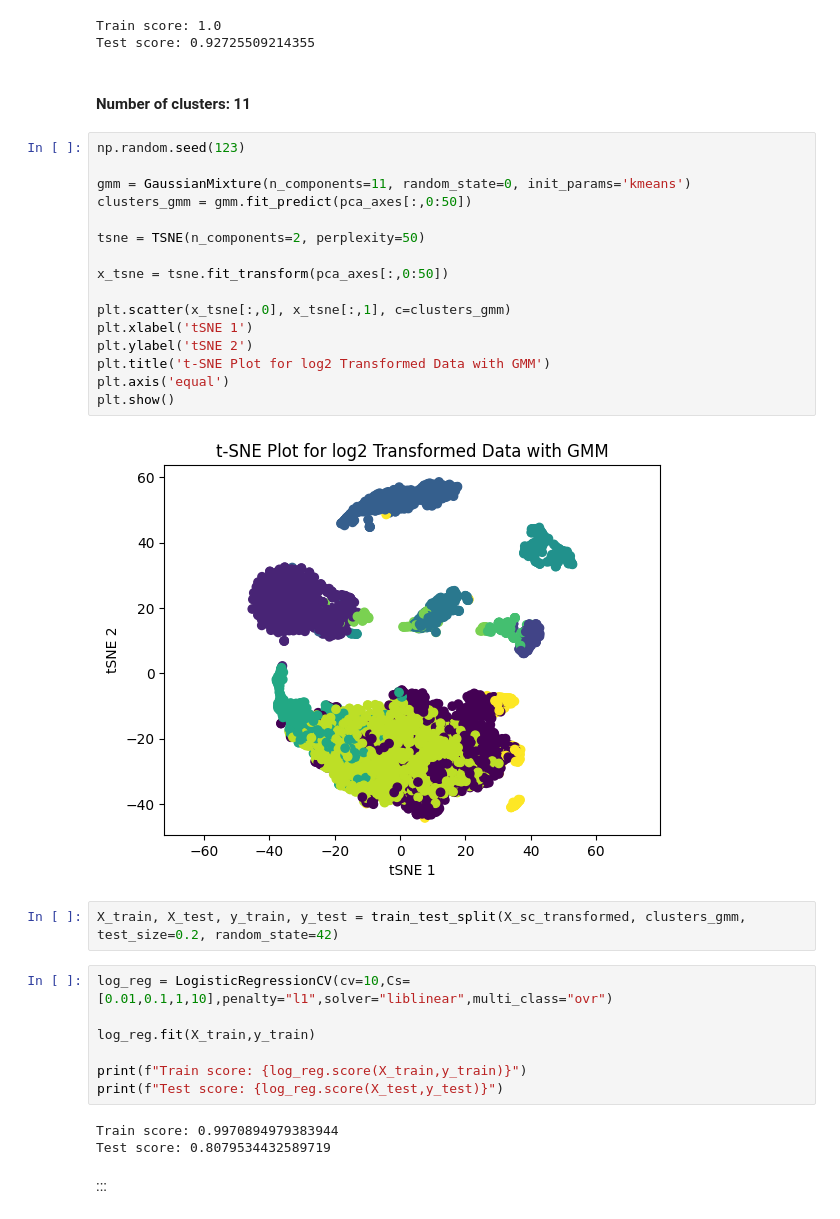
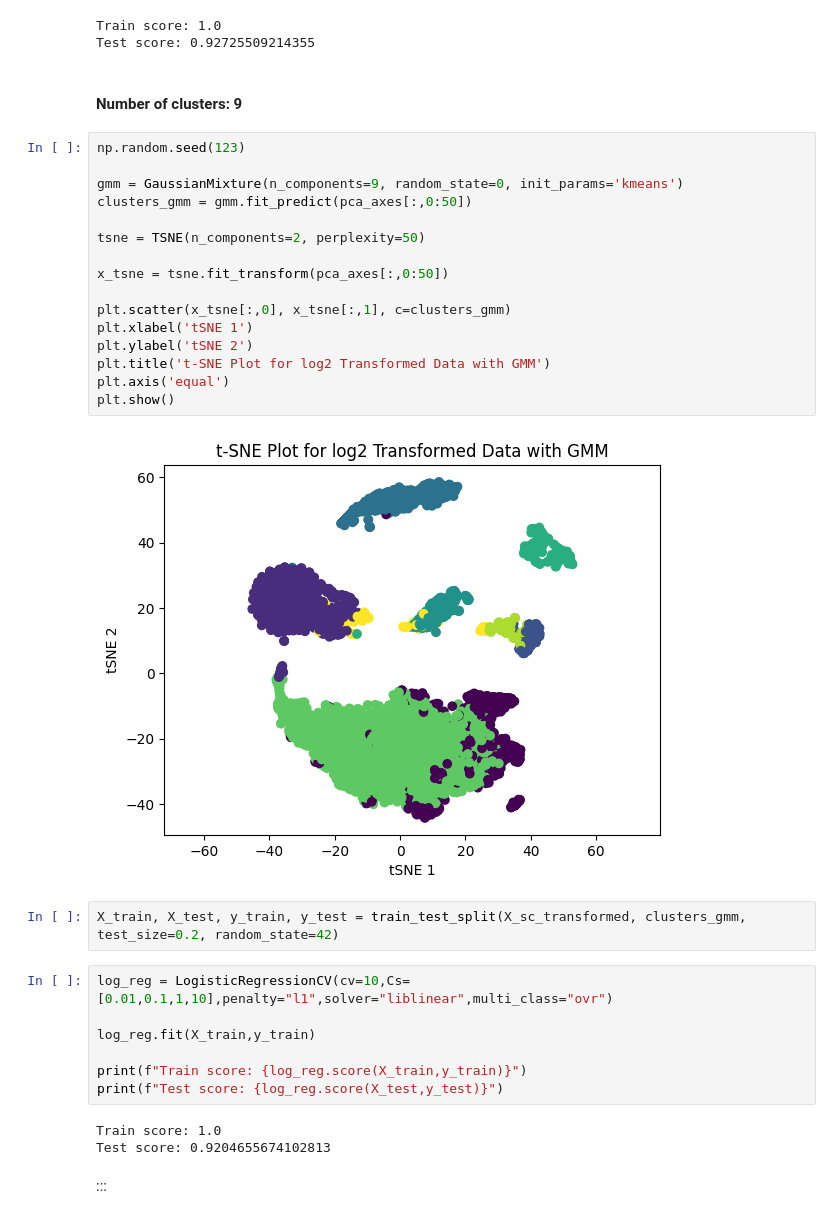
Before and after one commit to pipaber/Portfolio, a Jupyter notebook: posts/Naive_scRNA-Seq_analysis/naive_scrnaseq_analysis.ipynb, the cells around one changed output. Saved outputs shown, nothing was run; the diff lists cells and outputs as text.

```diff
--- a/posts/Naive_scRNA-Seq_analysis/naive_scrnaseq_analysis.ipynb
+++ b/posts/Naive_scRNA-Seq_analysis/naive_scrnaseq_analysis.ipynb
@@ -325,25 +325,25 @@ print(f"Test score: {log_reg.score(X_test,y_test)}")
 Train score: 1.0
 Test score: 0.92725509214355
 # %% [markdown]
-#### Number of clusters: 11
+#### Number of clusters: 9
 # %%
 np.random.seed(123)
 
-gmm = GaussianMixture(n_components=11, random_state=0, init_params='kmeans')
+gmm = GaussianMixture(n_components=9, random_state=0, init_params='kmeans')
 clusters_gmm = gmm.fit_predict(pca_axes[:,0:50])
 
 tsne = TSNE(n_components=2, perplexity=50)
 
 x_tsne = tsne.fit_transform(pca_axes[:,0:50])
 
 plt.scatter(x_tsne[:,0], x_tsne[:,1], c=clusters_gmm)
 plt.xlabel('tSNE 1')
 plt.ylabel('tSNE 2')
 plt.title('t-SNE Plot for log2 Transformed Data with GMM')
 plt.axis('equal')
 plt.show()
 # %% [output]
-[figure, old version]
+[figure, new version]
 # %%
 X_train, X_test, y_train, y_test = train_test_split(X_sc_transformed, clusters_gmm, test_size=0.2, random_state=42)
 # %%
@@ -354,7 +354,7 @@ log_reg.fit(X_train,y_train)
 print(f"Train score: {log_reg.score(X_train,y_train)}")
 print(f"Test score: {log_reg.score(X_test,y_test)}")
 # %% [output]
-Train score: 0.9970894979383944
-Test score: 0.8079534432589719
+Train score: 1.0
+Test score: 0.9204655674102813
 # %% [markdown]
 :::
```
Also changed, not shown: parts of 6 cells of this notebook, 9 other files.
